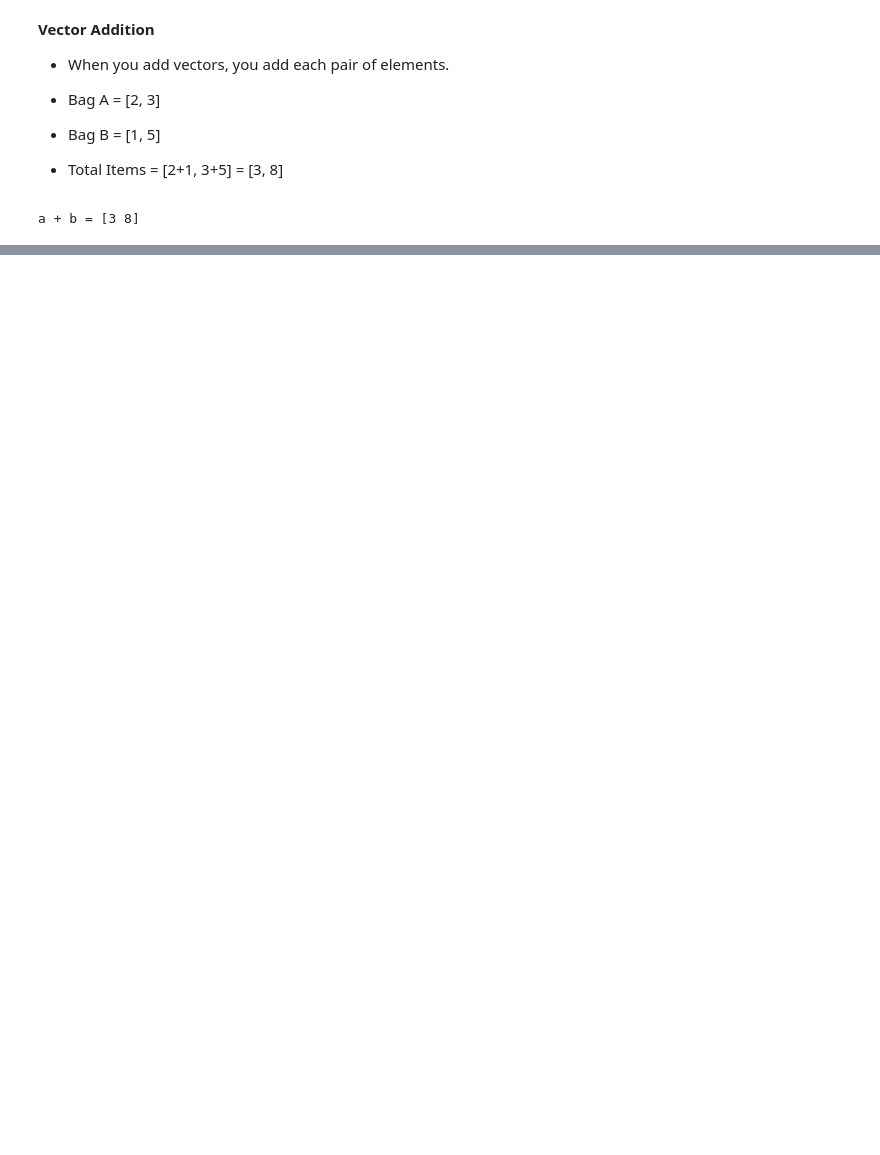
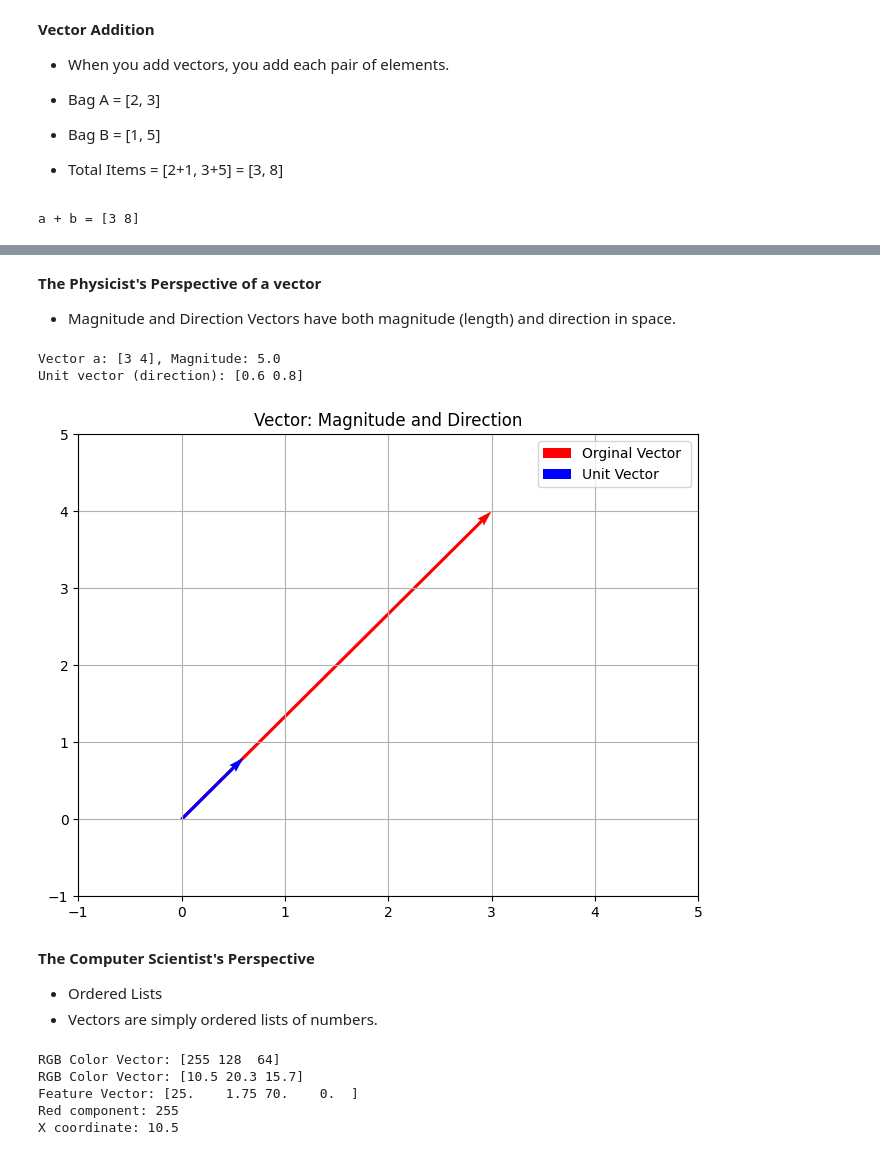
Before and after one commit to DuoDduo/AI-fellowship-module-2, a Jupyter notebook: working_with_numpy/linear_algebra.ipynb, the cells around one changed output, grey strips where cells are left out. Drawn from its saved outputs; the diff is of its cells as text; code cells hidden in the pictures; blank space fills up the shorter version.

```diff
--- a/working_with_numpy/linear_algebra.ipynb
+++ b/working_with_numpy/linear_algebra.ipynb
@@ -70,0 +195,54 @@ print(f"a + b: {vector_sum}")
+# %% [markdown]
+**The Physicist's Perspective of a vector**
+- Magnitude and Direction
+Vectors have both magnitude (length) and direction in space.
+# %%
+import matplotlib.pyplot as plt
+
+# physicists's view: vectors as arrow in space
+vector_a = np.array([3, 4])
+magnitude = np.linalg.norm(vector_a)
+print(f"Vector a: {vector_a}, Magnitude: {magnitude}")
+
+# direction (unit vector)
+unit_vector = vector_a / magnitude
+print(f"Unit vector (direction): {unit_vector}")
+
+
+# visualization
+plt.figure( figsize = (8, 6))
+plt.quiver(0, 0, vector_a[0], vector_a[1], angles = "xy", scale_units = "xy", scale = 1, color = "r", label = "Vector a", width = 0.005)
+plt.quiver(0, 0, unit_vector[0], unit_vector[1], angles = "xy", scale_units = "xy", scale = 1, color = "b", label = "Unit Vector", width = 0.005)
+plt.xlim(-1, 5)
+plt.ylim(-1, 5)
+plt.grid(True)
+plt.title("Vector: Magnitude and Direction")
+plt.legend(["Orginal Vector ", "Unit Vector"])
+plt.show()
+# %% [output]
+Vector a: [3 4], Magnitude: 5.0
+Unit vector (direction): [0.6 0.8]
+[figure, added]
+# %% [markdown]
+**The Computer Scientist's Perspective**
+- Ordered Lists
+- Vectors are simply ordered lists of numbers.
+# %%
+# computer scientist's view: vectors as lists/arrays
+
+rgb_color = np.array([255, 128, 64]) #RGB color values
+coordinates = np.array([10.5, 20.3, 15.7])  # 3D coordinates
+features = np.array([25, 1.75, 70, 0])  # Age, height, weight, gender
+print("RGB Color Vector:", rgb_color)
+print("RGB Color Vector:", coordinates)
+print("Feature Vector:", features)
+
+# Accessing elements like a list
+print(f"Red component: {rgb_color[0]}")
+print(f"X coordinate: {coordinates[0]}")
+# %% [output]
+RGB Color Vector: [255 128  64]
+RGB Color Vector: [10.5 20.3 15.7]
+Feature Vector: [25.    1.75 70.    0.  ]
+Red component: 255
+X coordinate: 10.5
```
Also changed, not shown: parts of 67 cells of this notebook, 1 other file.
